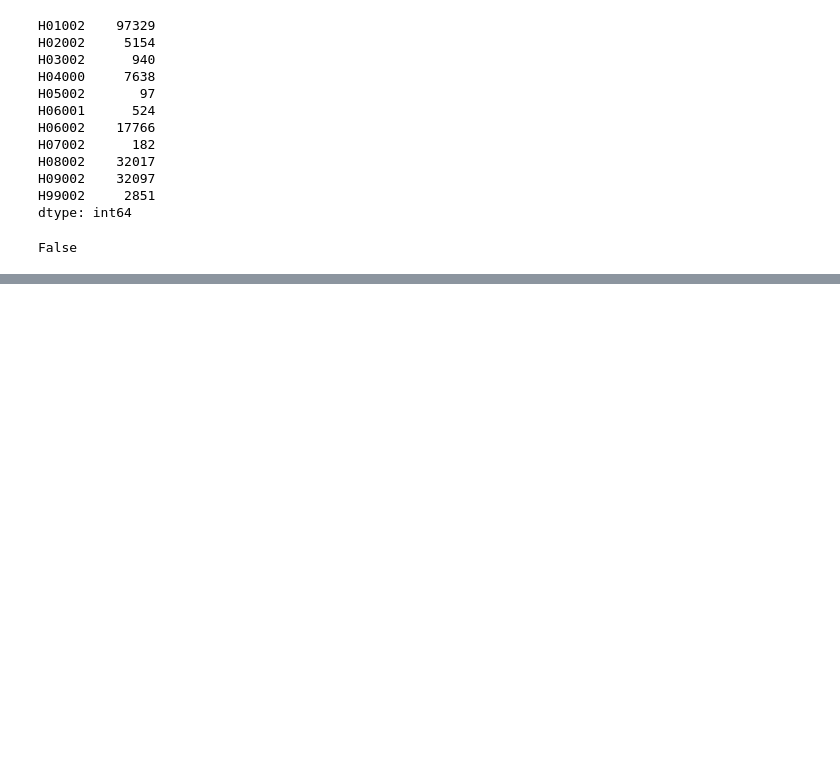
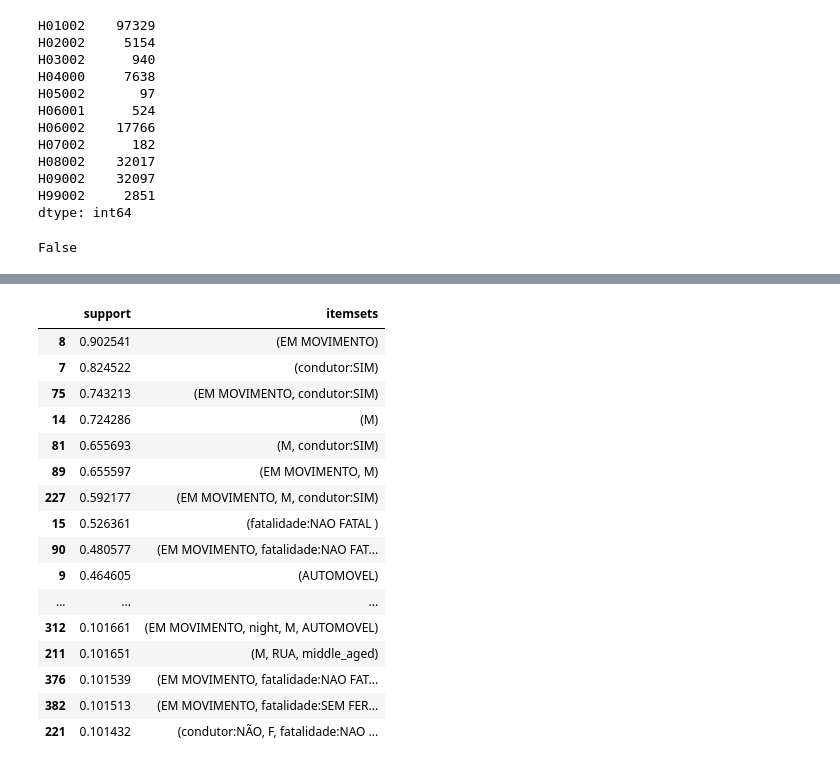
Before and after one commit to SamuelLipovetsky/mda_project, a Jupyter notebook: ItemsetMining.ipynb, the cells around one changed output, grey strips where cells are left out. Saved outputs shown, nothing was run; the diff lists cells and outputs as text; code cells hidden in the pictures; blank space fills up the shorter version.

Commit message:
Apriori

```diff
--- a/ItemsetMining.ipynb
+++ b/ItemsetMining.ipynb
@@ -347,0 +383,20 @@ rules.sort_values(by='leverage',ascending=False).reset_index(drop=True)
+# %%
+aprioriItemsets.sort_values(by='support',ascending=False)
+# %% [output]
+|  | support | itemsets |
+| 8 | 0.902541 | (EM MOVIMENTO) |
+| 7 | 0.824522 | (condutor:SIM) |
+| 75 | 0.743213 | (EM MOVIMENTO, condutor:SIM) |
+| 14 | 0.724286 | (M) |
+| 81 | 0.655693 | (M, condutor:SIM) |
+| 89 | 0.655597 | (EM MOVIMENTO, M) |
+| 227 | 0.592177 | (EM MOVIMENTO, M, condutor:SIM) |
+| 15 | 0.526361 | (fatalidade:NAO FATAL ) |
+| 90 | 0.480577 | (EM MOVIMENTO, fatalidade:NAO FAT... |
+| 9 | 0.464605 | (AUTOMOVEL) |
+| ... | ... | ... |
+| 312 | 0.101661 | (EM MOVIMENTO, night, M, AUTOMOVEL) |
+| 211 | 0.101651 | (M, RUA, middle_aged) |
+| 376 | 0.101539 | (EM MOVIMENTO, fatalidade:NAO FAT... |
+| 382 | 0.101513 | (EM MOVIMENTO, fatalidade:SEM FER... |
+| 221 | 0.101432 | (condutor:NÃO, F, fatalidade:NAO ... |
```
Also changed, not shown: parts of 6 cells of this notebook.
